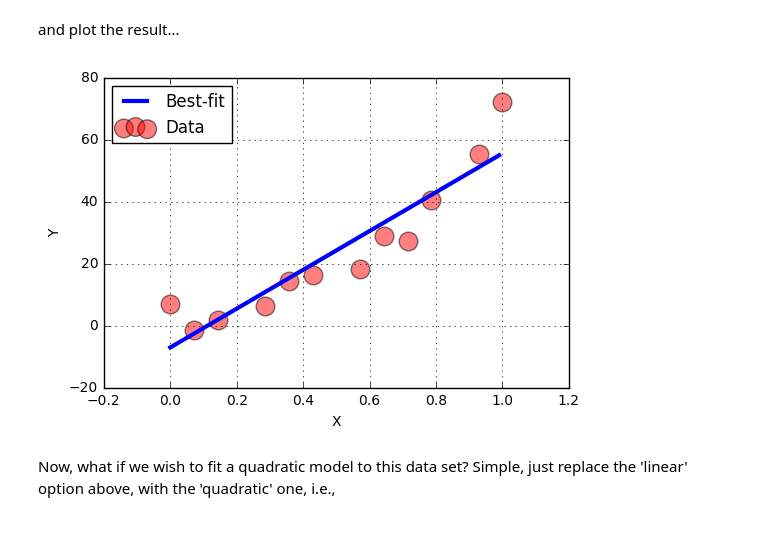
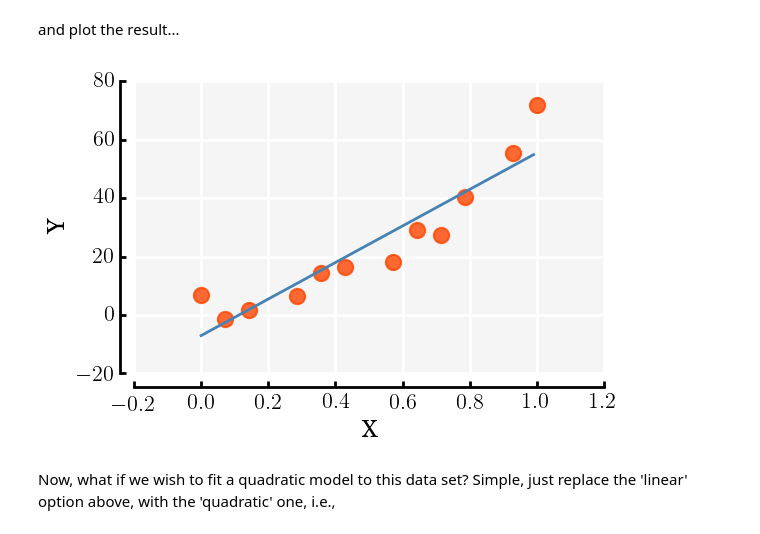
Before and after one commit to equadratures/equadratures, a Jupyter notebook: ipython-notebooks/Regression1D.ipynb, the cells around one changed output. Drawn from its saved outputs; the diff is of its cells as text; code cells hidden in the pictures.

Commit message:
plotting utility

```diff
--- a/ipython-notebooks/Regression1D.ipynb
+++ b/ipython-notebooks/Regression1D.ipynb
@@ -30,25 +29,20 @@ We write the X and Y values above as matrices, and refer to them as the 'trainin
 # %%
 x_train = np.mat([0,0.0714,0.1429,0.2857,0.3571,0.4286,0.5714,0.6429,0.7143,0.7857,0.9286,1.0000], dtype='float64')
 y_train = np.mat([6.8053,-1.5184,1.6416,6.3543,14.3442,16.4426,18.1953,28.9913,27.2246,40.3759,55.3726,72.0], dtype='float64')
-poly1 = PolyFit(x_train.T, y_train.T, 'linear')
+x_train = x_train.T
+y_train = y_train.T
+poly1 = PolyFit(x_train, y_train, 'linear')
 # %% [markdown]
 Now we now test our model
 # %%
 x_test = np.mat(np.arange(0.0, 1.0, 0.01), dtype='float64')
-y_test = poly1.testPolynomial(x_test.T)
+x_test = x_test.T
 # %% [markdown]
 and plot the result...
-# %%
-fig = plt.figure()
-plt.grid()
-plt.scatter(x_train, y_train, s=180, c='red', alpha=0.5, label="Data")
-plt.plot(x_test.T, y_test, '-', linewidth=3,label="Best-fit")
-plt.xlabel('X')
-plt.ylabel('Y')
-plt.legend(loc=2)
-plt.show()
-# %% [output]
-[figure, removed]
+# %%
+poly1.plot(x_test)
+# %% [output]
+[figure, added]
 # %% [markdown]
 Now, what if we wish to fit a quadratic model to this data set? Simple, just replace the 'linear' option above, with the 'quadratic' one, i.e.,
 # %%
```
Also changed, not shown: parts of 3 cells of this notebook, 6 other files.
